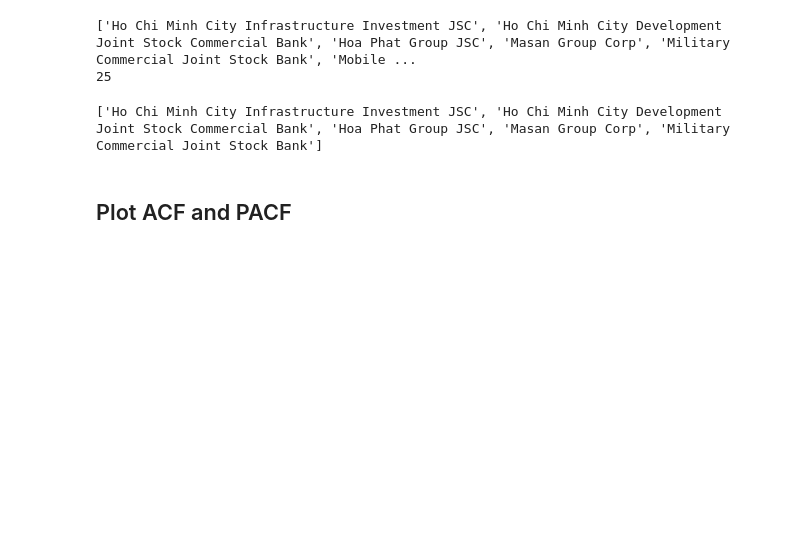
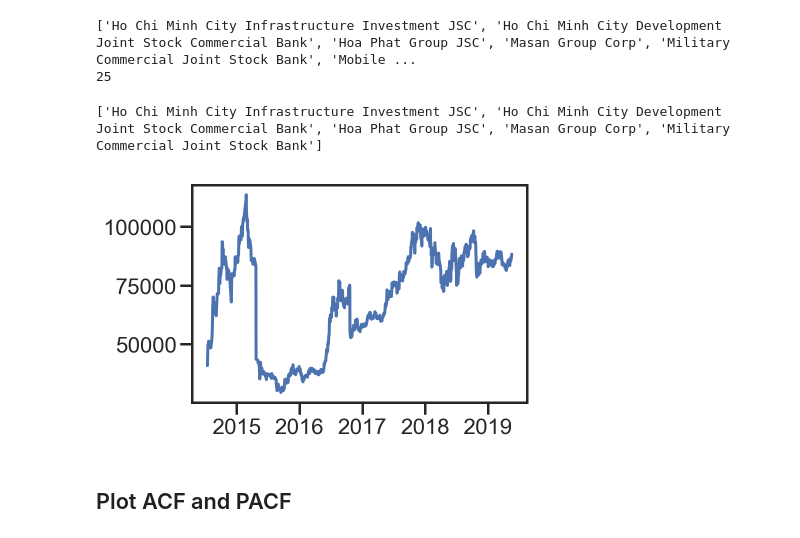
Before and after one commit to thanhphuong163/ForecastingStockPrice_thesis, a Jupyter notebook: get_images.ipynb, the cells around one changed output. Cells and saved outputs as stored; diff of their text form; code cells hidden in the pictures; blank space fills up the shorter version.

```diff
--- a/get_images.ipynb
+++ b/get_images.ipynb
@@ -53,15 +55,20 @@ print(len(lst_ticket))
 # %%
 start = datetime(2010,1,1)
 end = datetime(2019,1,1)
 
 print(lst_ticket[:5])
 
-df = query.get_historical_data(lst_ticket[:5], start=start)
+df = query.get_historical_data(lst_ticket, start=start)
 closed_price = dict()
-for ticket in lst_ticket[:5]:
+for ticket in lst_ticket[3:10]:
     closed_price[ticket] = df[df.name == ticket]['close']
+
+series = df[df.name == 'Mobile World Investment Corp']['close']
+plt.plot(series)
+plt.show()
 # %% [output]
 ['Ho Chi Minh City Infrastructure Investment JSC', 'Ho Chi Minh City Development Joint Stock Commercial Bank', 'Hoa Phat Group JSC', 'Masan Group Corp', 'Military Commercial Joint Stock Bank']
+[figure, added]
 # %% [markdown]
 ## Plot ACF and PACF
 # %%
```
Also changed, not shown: parts of 9 cells of this notebook, 3 other files.
